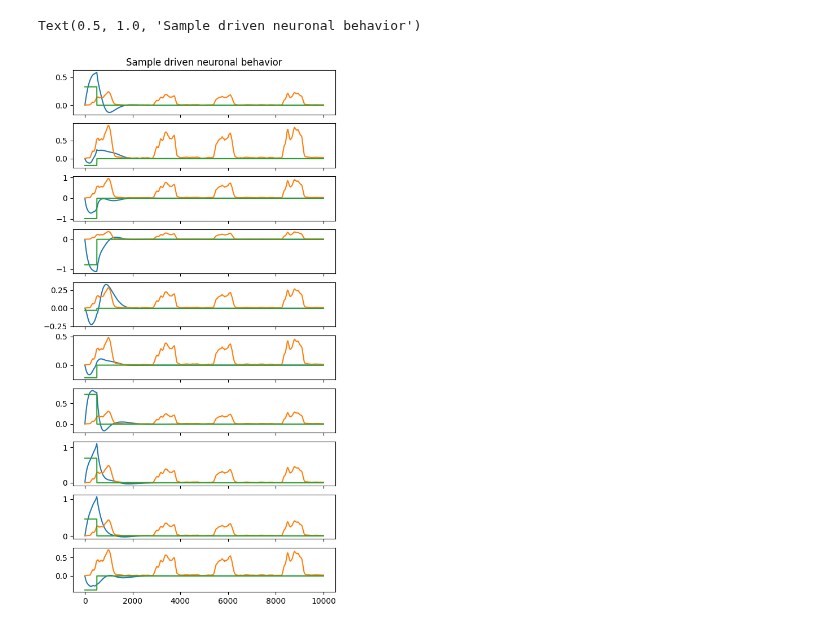
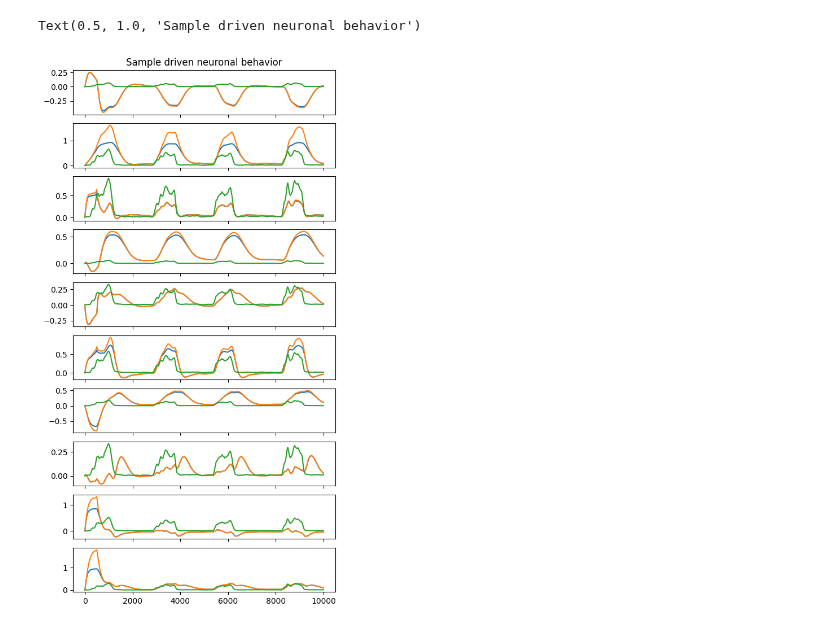
Before and after one commit to Sam-q-3736/srnn_rls, a Jupyter notebook: rate_testing.ipynb, the cells around one changed output. Saved outputs shown, nothing was run; the diff lists cells and outputs as text; code cells hidden in the pictures.

```diff
--- a/rate_testing.ipynb
+++ b/rate_testing.ipynb
@@ -32,20 +32,21 @@ fdrive = np.outer(inp_w, fout)
 # %%
 rtrainer = rate_training(n_par, time_par, train_par, conn_par, run_par)
 # %%
-x = rtrainer.run_rate(stim + fdrive)
+x, Hx = rtrainer.run_rate(stim + fdrive)
 # %%
 n_plot = 10
 
 fig, axs = plt.subplots(n_plot, 1, figsize = (6, 12), sharex = True)
 for i in range(n_plot):
+    axs[i].plot(Hx[i])
     axs[i].plot(x[i])
     axs[i].plot(fdrive[i])
-    axs[i].plot(stim[i])
+    #axs[i].plot(stim[i])
 
 axs[0].set_title("Sample driven neuronal behavior")
 # %% [output]
 Text(0.5, 1.0, 'Sample driven neuronal behavior')
-[figure, old version]
+[figure, new version]
 # %%
 # generate auxillary targets
 # internal activity plus external activity
```
Also changed, not shown: parts of 6 cells of this notebook.
